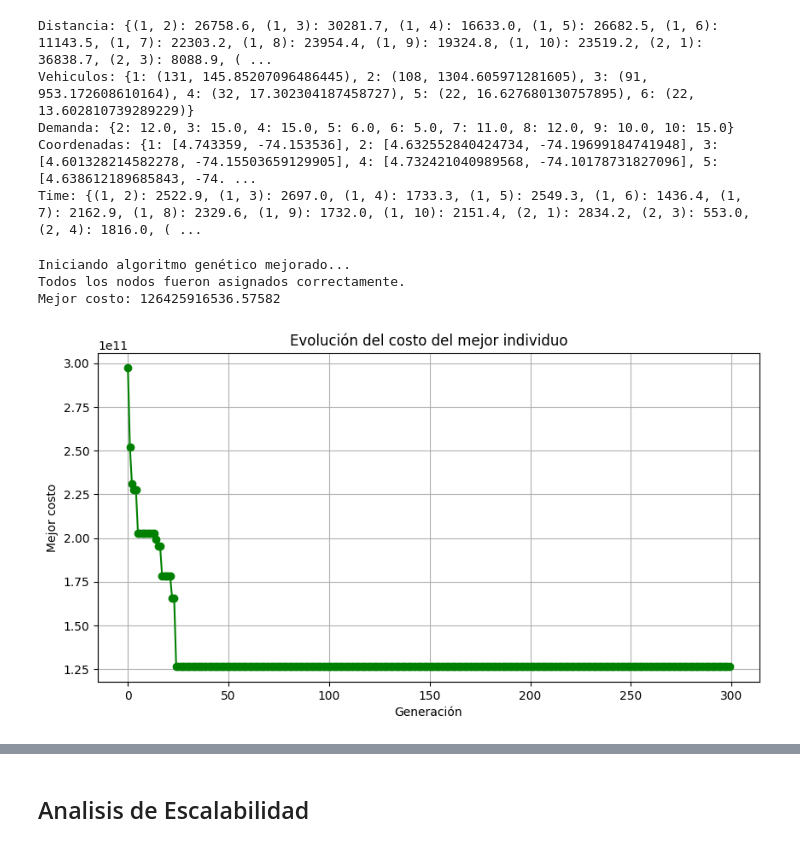
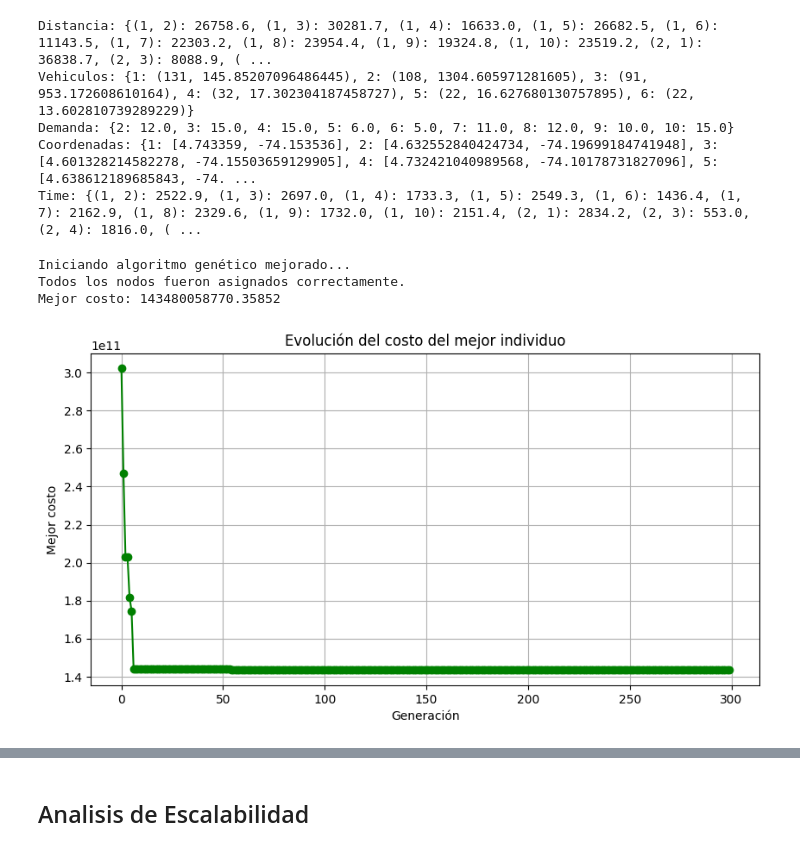
Before and after one commit to lauram354/MOS_Proyecto3, a Jupyter notebook: Proyecto 3/Caso2/Modelo/modelo.ipynb, the cells around one changed output, grey strips where cells are left out. Cells and saved outputs as stored; diff of their text form; code cells hidden in the pictures.

```diff
--- a/Proyecto 3/Caso2/Modelo/modelo.ipynb
+++ b/Proyecto 3/Caso2/Modelo/modelo.ipynb
@@ -365,22 +368,22 @@ def visualizar_rutas_folium(rutas, coord):
 
     return m
 # %%
-solucion, evol = run_ga_pyeasyga(distancia, demanda, vehiculos, coord, n_generaciones=300, n_poblacion=50, elitismo=5, prob_mutacion=0.2)
+solucion, evol = run_ga_pyeasyga(distancia, demanda, vehiculos, coord, n_generaciones=300, n_poblacion=70, elitismo=2, prob_mutacion=0.3)
 def graficar_evolucion_costos(mejores_costos):
     plt.figure(figsize=(10, 5))
     plt.plot(mejores_costos, marker='o', color='green')
     plt.xlabel('Generación')
     plt.ylabel('Mejor costo')
     plt.title('Evolución del costo del mejor individuo')
     plt.grid(True)
     plt.show()
 
 graficar_evolucion_costos(evol)
 mapa = visualizar_rutas_folium(solucion, coord)
 mapa
 # %% [output]
 Iniciando algoritmo genético mejorado...
 Todos los nodos fueron asignados correctamente.
-Mejor costo: 126425916536.57582
+Mejor costo: 143480058770.35852
-[figure, old version]
+[figure, new version]
 [interactive output not drawn]
```
Also changed, not shown: parts of 6 cells of this notebook, 2 other files.
